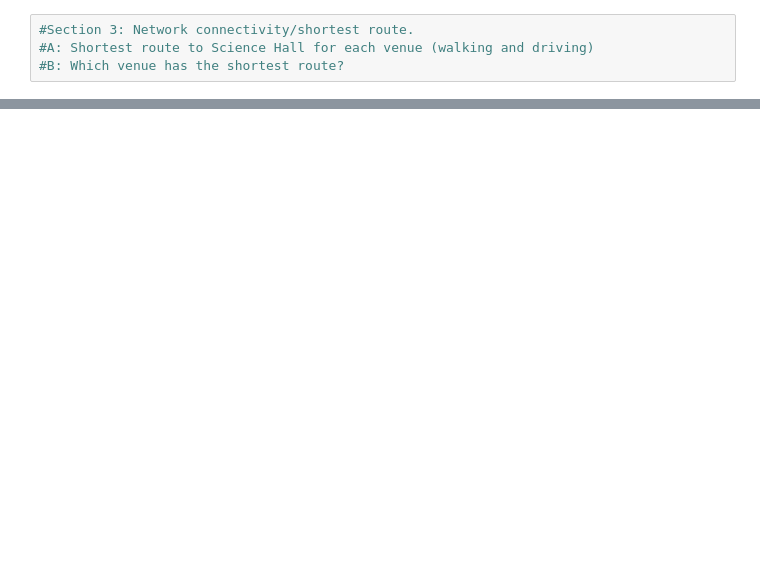
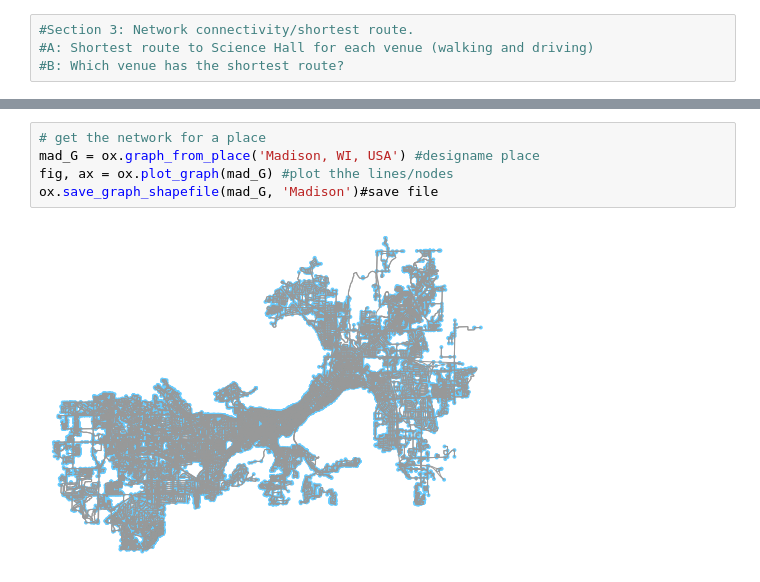
Before and after one commit to vcunningham/G573_FinalProject, a Jupyter notebook: main.ipynb, the cells around one changed output, grey strips where cells are left out. Cells and saved outputs as stored; diff of their text form; blank space fills up the shorter version.

```diff
--- a/main.ipynb
+++ b/main.ipynb
@@ -167,0 +179,7 @@ for index, row in gdf.iterrows():
+# %%
+# get the network for a place
+mad_G = ox.graph_from_place('Madison, WI, USA') #designame place
+fig, ax = ox.plot_graph(mad_G) #plot thhe lines/nodes
+ox.save_graph_shapefile(mad_G, 'Madison')#save file
+# %% [output]
+[figure, added]
```
Also changed, not shown: parts of 7 cells of this notebook.
